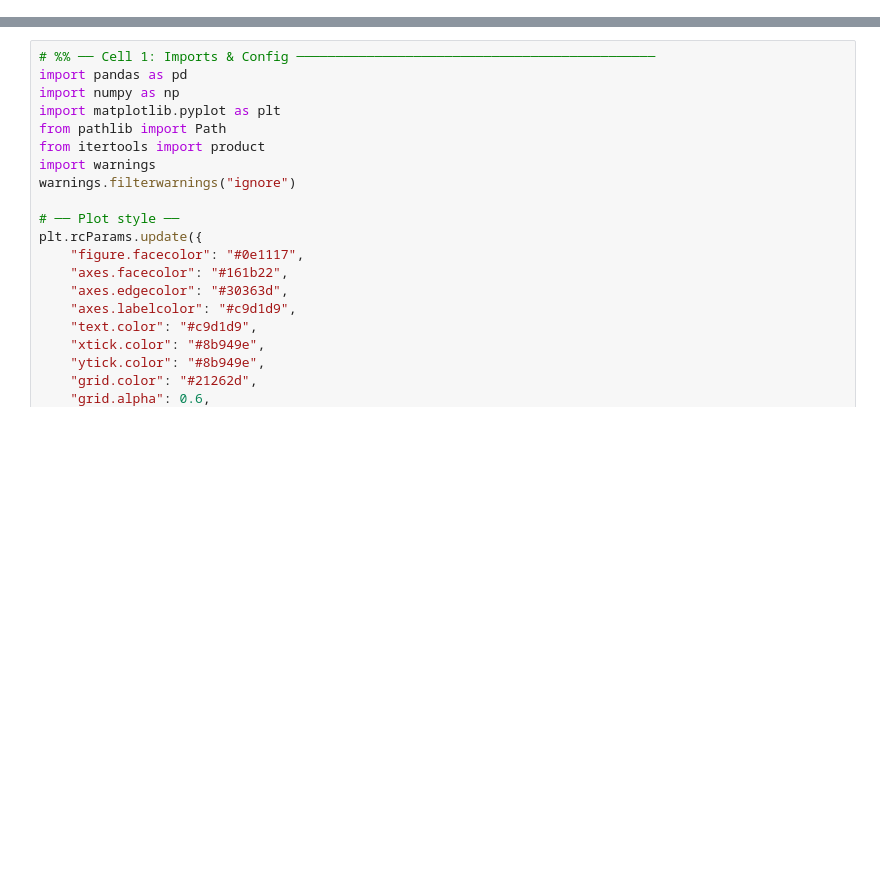
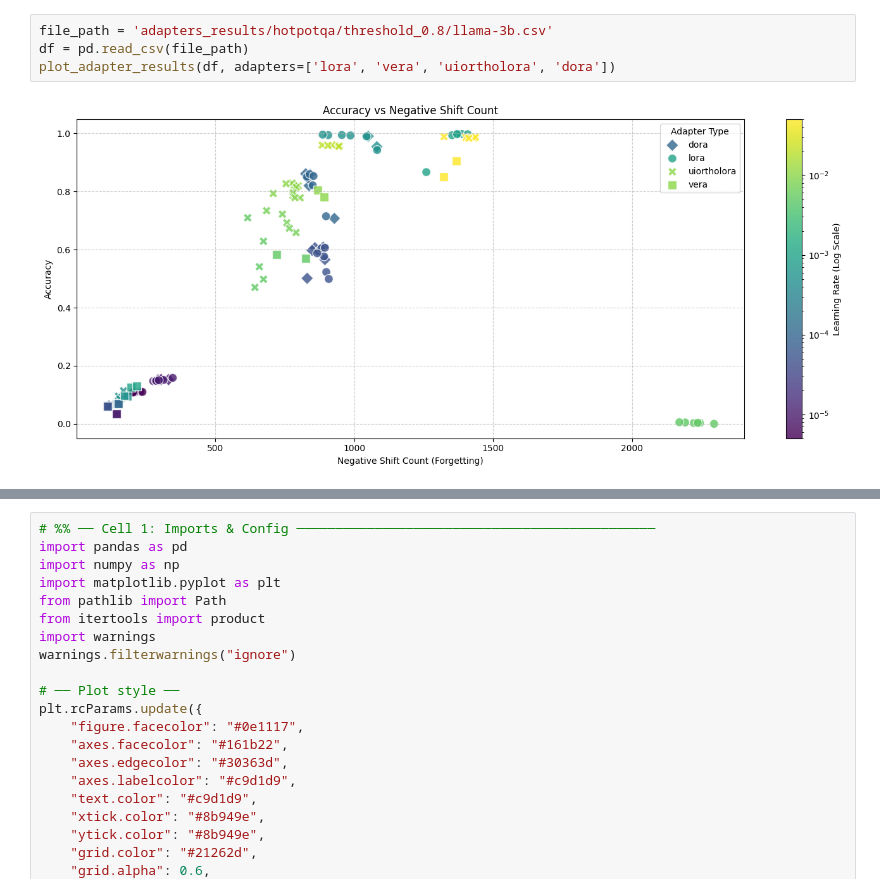
Before and after one commit to Guy-Bilitski/UIOrthoLoRA, a Jupyter notebook: notebooks/tuner_knowledge/src/analysis/analyze_results.ipynb, the cells around one changed output, grey strips where cells are left out. Saved outputs shown, nothing was run; the diff lists cells and outputs as text; blank space fills up the shorter version.

```diff
--- a/notebooks/tuner_knowledge/src/analysis/analyze_results.ipynb
+++ b/notebooks/tuner_knowledge/src/analysis/analyze_results.ipynb
@@ -144,0 +129,6 @@ FileNotFoundError: [Errno 2] No such file or directory: '/home/claude/bigbench.c
+# %%
+file_path = 'adapters_results/hotpotqa/threshold_0.8/llama-3b.csv'
+df = pd.read_csv(file_path)
+plot_adapter_results(df, adapters=['lora', 'vera', 'uiortholora', 'dora'])
+# %% [output]
+[figure, added]
```
Also changed, not shown: parts of 14 cells of this notebook, 35 other files.
